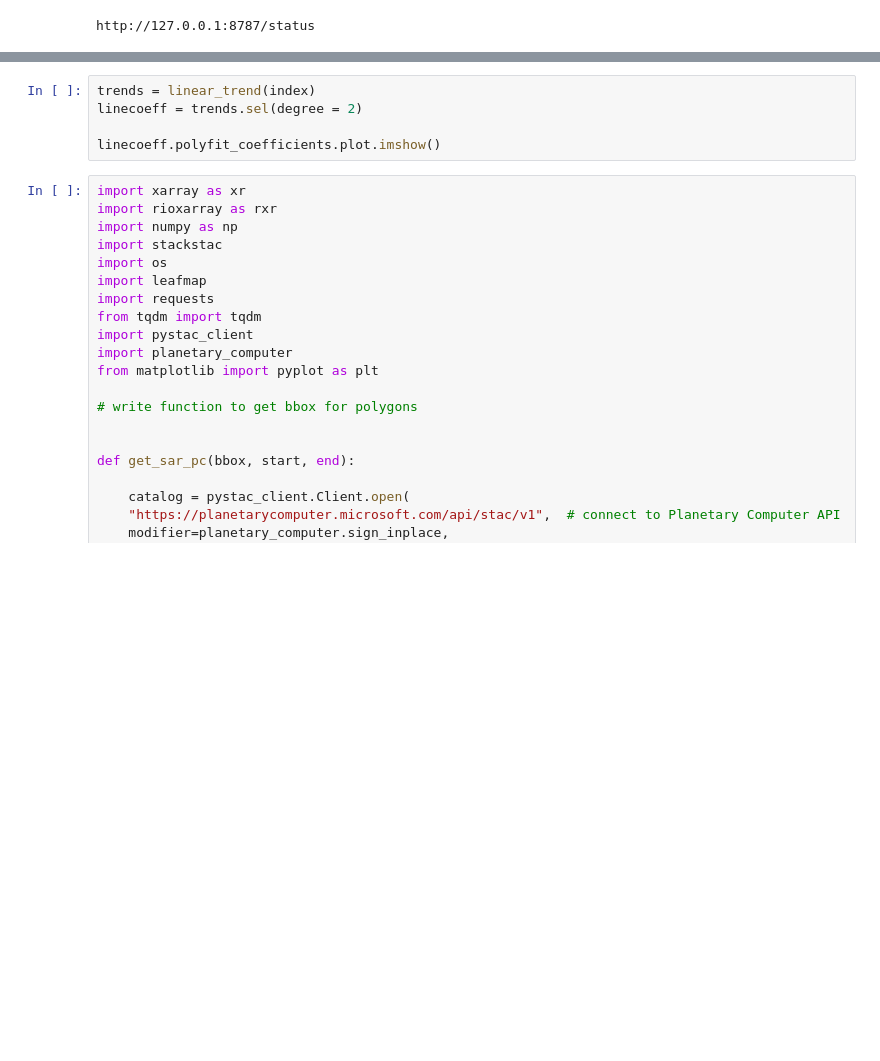
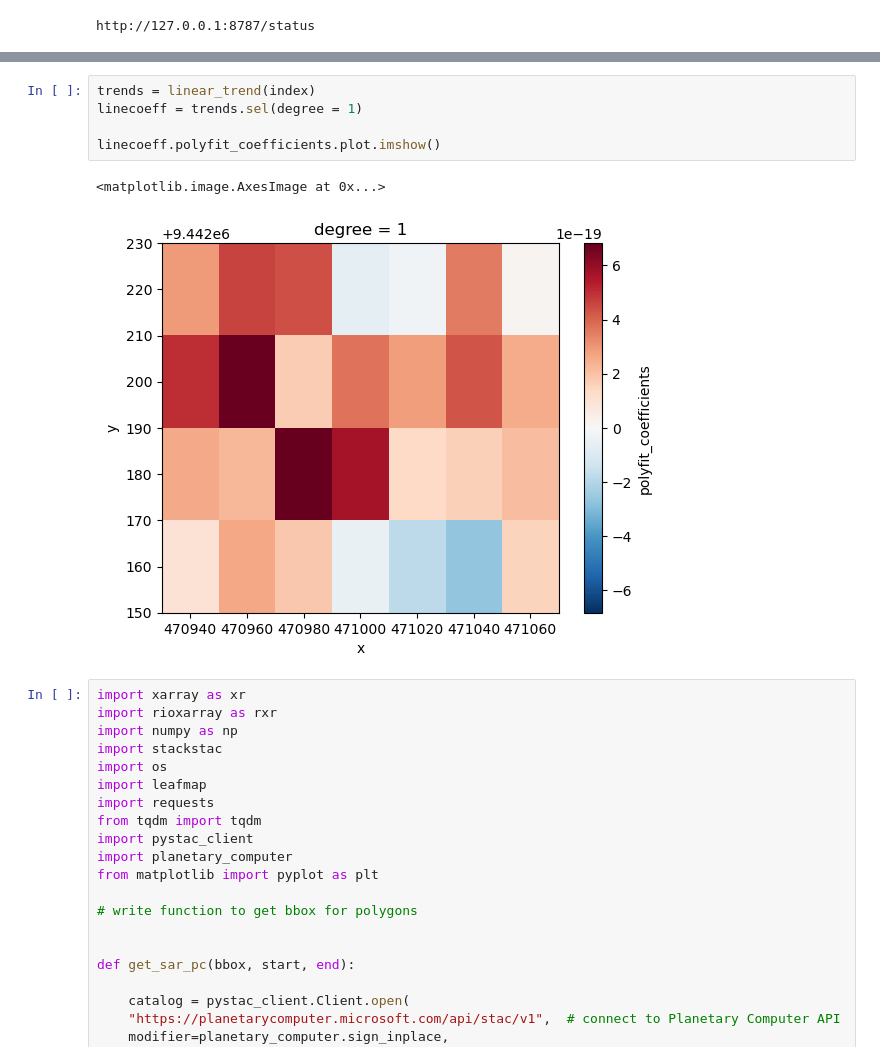
Before and after one commit to adlai-nelson/geog313-final-project, a Jupyter notebook: analysis.ipynb, the cells around one changed output, grey strips where cells are left out. Saved outputs shown, nothing was run; the diff lists cells and outputs as text; blank space fills up the shorter version.

```diff
--- a/analysis.ipynb
+++ b/analysis.ipynb
@@ -94,8 +121,11 @@ Attributes: (0)
 # %%
 trends = linear_trend(index)
-linecoeff = trends.sel(degree = 2)
+linecoeff = trends.sel(degree = 1)
 
 linecoeff.polyfit_coefficients.plot.imshow()
+# %% [output]
+<matplotlib.image.AxesImage at 0x...>
+[figure, added]
 # %%
 import xarray as xr
 import rioxarray as rxr
```
Also changed, not shown: parts of 7 cells of this notebook.
